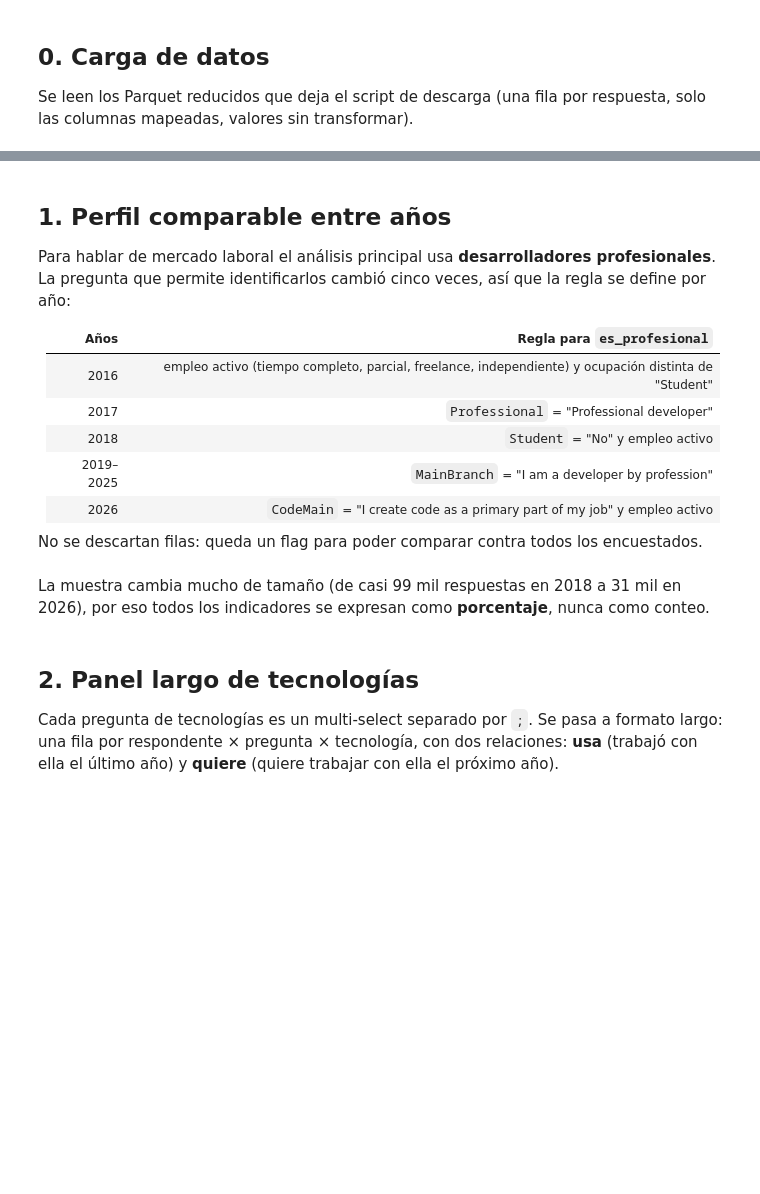
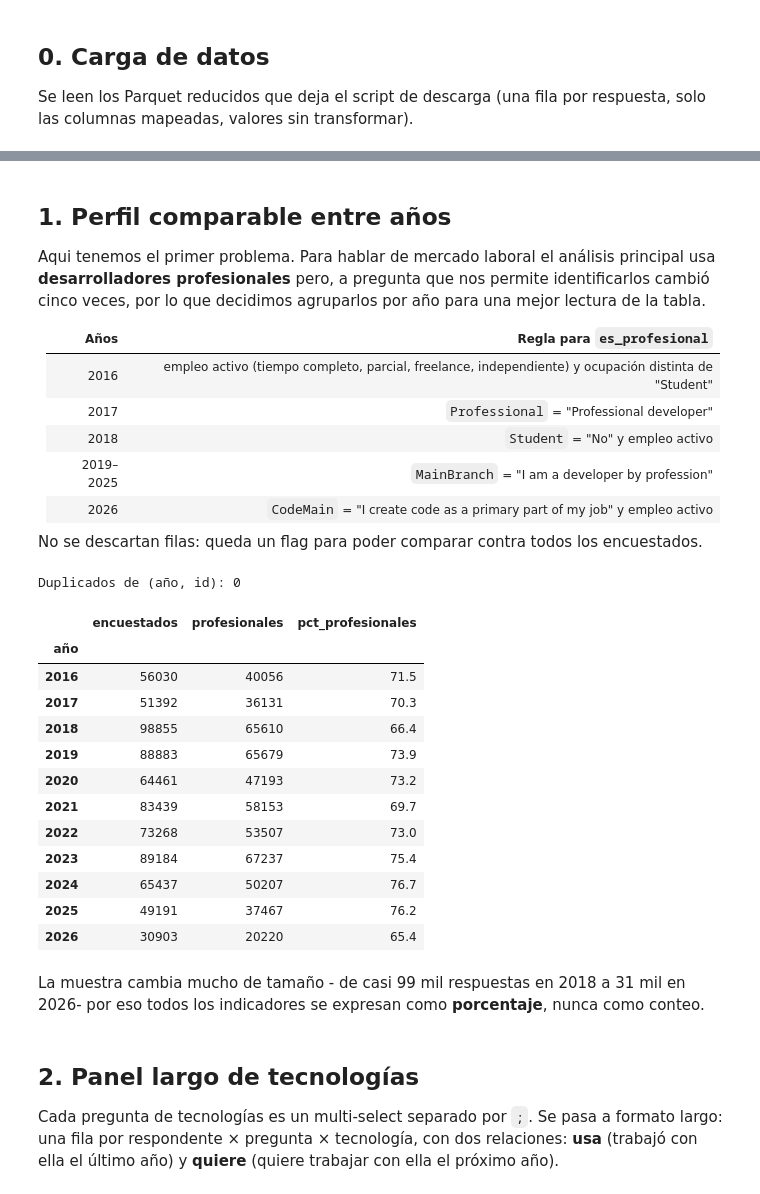
Before and after one commit to Maraffonso/Consulting-Challenge, a Jupyter notebook: notebooks/03_tendencias_mercados.ipynb, the cells around one changed output, grey strips where cells are left out. Saved outputs shown, nothing was run; the diff lists cells and outputs as text; code cells hidden in the pictures; blank space fills up the shorter version.

```diff
--- a/notebooks/03_tendencias_mercados.ipynb
+++ b/notebooks/03_tendencias_mercados.ipynb
@@ -36,7 +48,7 @@ resumen[["año", "filas", "columnas_originales", "columnas_guardadas", "csv_mb",
 # %% [markdown]
 ## 1. Perfil comparable entre años
 
-Para hablar de mercado laboral el análisis principal usa **desarrolladores profesionales**. La pregunta que permite identificarlos cambió cinco veces, así que la regla se define por año:
+Aqui tenemos el primer problema. Para hablar de mercado laboral el análisis principal usa **desarrolladores profesionales** pero, a pregunta que nos permite identificarlos cambió cinco veces, por lo que decidimos agruparlos por año para una mejor lectura de la tabla.
 
 | Años | Regla para `es_profesional` |
 |---|---|
@@ -50,36 +62,51 @@ No se descartan filas: queda un flag para poder comparar contra todos los encues
 # %%
 EMPLEO_ACTIVO = {
     "Employed full-time", "Employed part-time", "Freelance / Contractor", "Self-employed",
     "Independent contractor, freelancer, or self-employed", "Employed",
 }
 
 def es_profesional(año, df):
     activo = df["empleo"].isin(EMPLEO_ACTIVO)
     if año == 2016:
         return activo & df["rol"].notna() & (df["rol"] != "Student")
     if año == 2017:
         return df["perfil"] == "Professional developer"
     if año == 2018:
         return (df["estudiante"] == "No") & activo
     if año <= 2025:
         return df["perfil"] == "I am a developer by profession"
     return (df["perfil"] == "I create code as a primary part of my job") & activo
 
-columnas_persona = ["año", "id", "es_profesional", "empleo", "rol", "exp_pro", "exp_total", "remoto", "ai_select", "pais"]
+columnas_persona = ["año", "id", "es_profesional", "empleo", "rol", "ai_select", "pais"]
 personas = []
 for año, df in crudo.items():
     df = df.copy()
     df["es_profesional"] = es_profesional(año, df).fillna(False).astype(bool)
     personas.append(df.reindex(columns=columnas_persona))
 personas = pd.concat(personas, ignore_index=True)
 personas["id"] = personas["id"].astype("int32")
 
 print(f"Duplicados de (año, id): {personas.duplicated(['año', 'id']).sum()}")
 muestra = personas.groupby("año").agg(encuestados=("id", "size"), profesionales=("es_profesional", "sum"))
 muestra["pct_profesionales"] = (muestra["profesionales"] / muestra["encuestados"] * 100).round(1)
 muestra
+# %% [output]
+Duplicados de (año, id): 0
+|  | encuestados | profesionales | pct_profesionales |
+| año |  |  |  |
+| 2016 | 56030 | 40056 | 71.5 |
+| 2017 | 51392 | 36131 | 70.3 |
+| 2018 | 98855 | 65610 | 66.4 |
+| 2019 | 88883 | 65679 | 73.9 |
+| 2020 | 64461 | 47193 | 73.2 |
+| 2021 | 83439 | 58153 | 69.7 |
+| 2022 | 73268 | 53507 | 73.0 |
+| 2023 | 89184 | 67237 | 75.4 |
+| 2024 | 65437 | 50207 | 76.7 |
+| 2025 | 49191 | 37467 | 76.2 |
+| 2026 | 30903 | 20220 | 65.4 |
 # %% [markdown]
-La muestra cambia mucho de tamaño (de casi 99 mil respuestas en 2018 a 31 mil en 2026), por eso todos los indicadores se expresan como **porcentaje**, nunca como conteo.
+La muestra cambia mucho de tamaño - de casi 99 mil respuestas en 2018 a 31 mil en 2026- por eso todos los indicadores se expresan como **porcentaje**, nunca como conteo.
 # %% [markdown]
 ## 2. Panel largo de tecnologías
 
```
Also changed, not shown: parts of 15 cells of this notebook.
